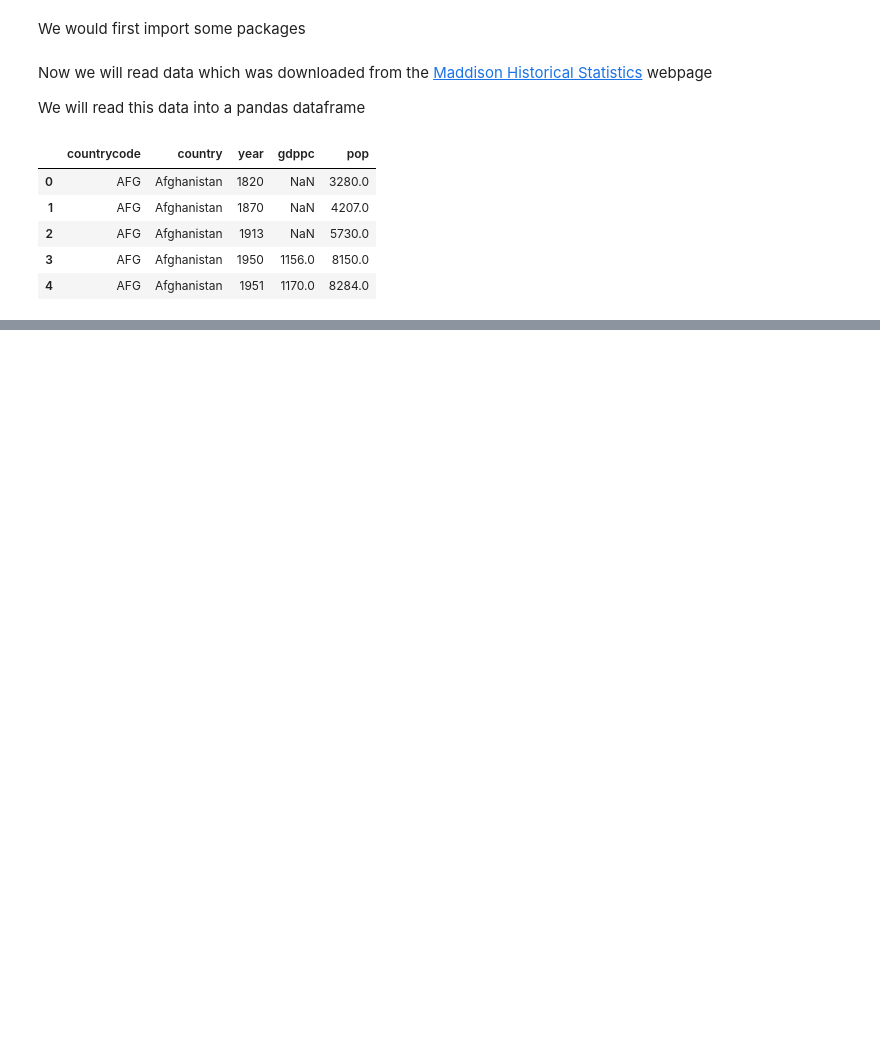
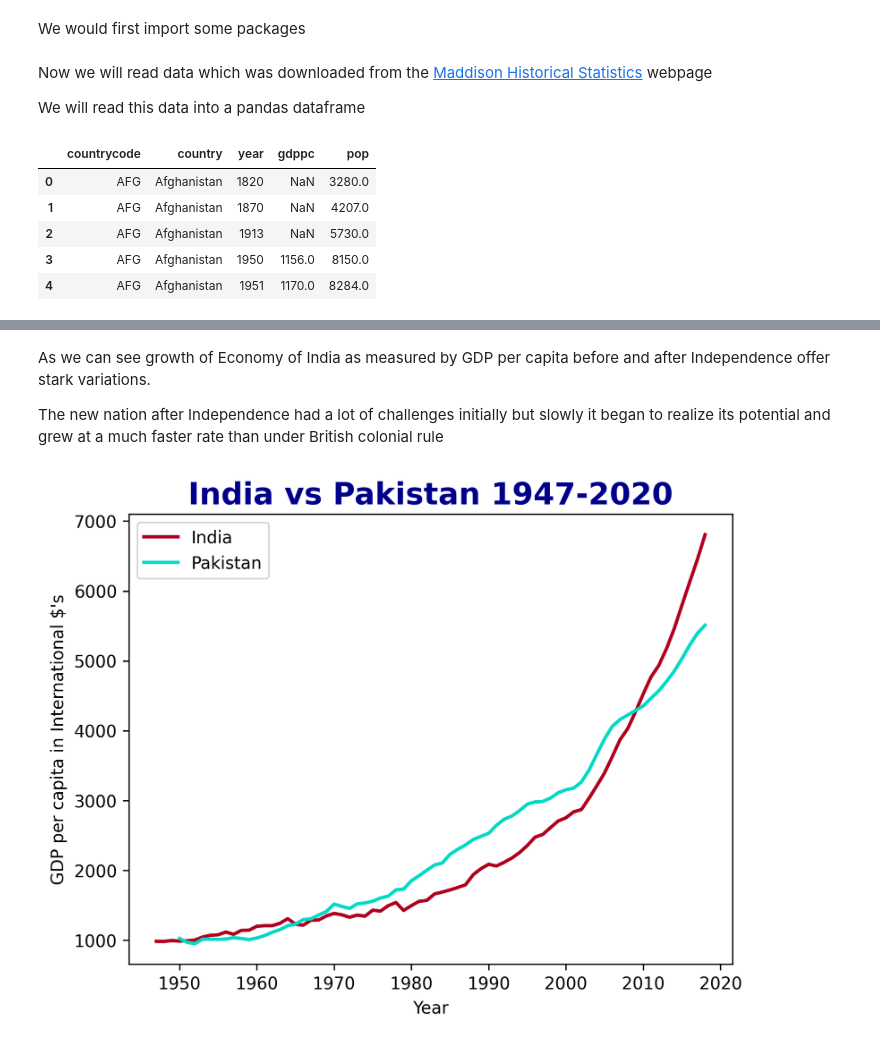
Before and after one commit to kalyanlahkar/econ-viz, a Jupyter notebook: india-time-series.ipynb, the cells around one changed output, grey strips where cells are left out. Cells and saved outputs as stored; diff of their text form; code cells hidden in the pictures; blank space fills up the shorter version.

```diff
--- a/india-time-series.ipynb
+++ b/india-time-series.ipynb
@@ -23,0 +74,25 @@ data.head()
+# %% [markdown]
+As we can see growth of Economy of India as measured by GDP per capita before and after Independence offer stark variations.
+
+The new nation after Independence had a lot of challenges initially but slowly it began to realize its potential and grew at a much faster rate than under British colonial rule
+# %%
+fig, ax = plt.subplots(dpi=300)
+
+ax.plot(gdppc['IND'].interpolate().loc[1947:2020],
+        linestyle='-',
+        lw=2,
+        color='#B00020')
+
+ax.plot(gdppc['PAK'].interpolate().loc[1947:2020],
+        linestyle='-',
+        lw=2,
+        color='#03DAC5')
+
+ax.set_ylabel('GDP per capita in International $\'s')
+ax.set_xlabel('Year')
+
+plt.title("India vs Pakistan 1947-2020",fontweight='bold', fontsize=18, color="darkblue")
+plt.legend(('India', 'Pakistan'))
+plt.show()
+# %% [output]
+[figure, added]
```
Also changed, not shown: parts of 11 cells of this notebook.
